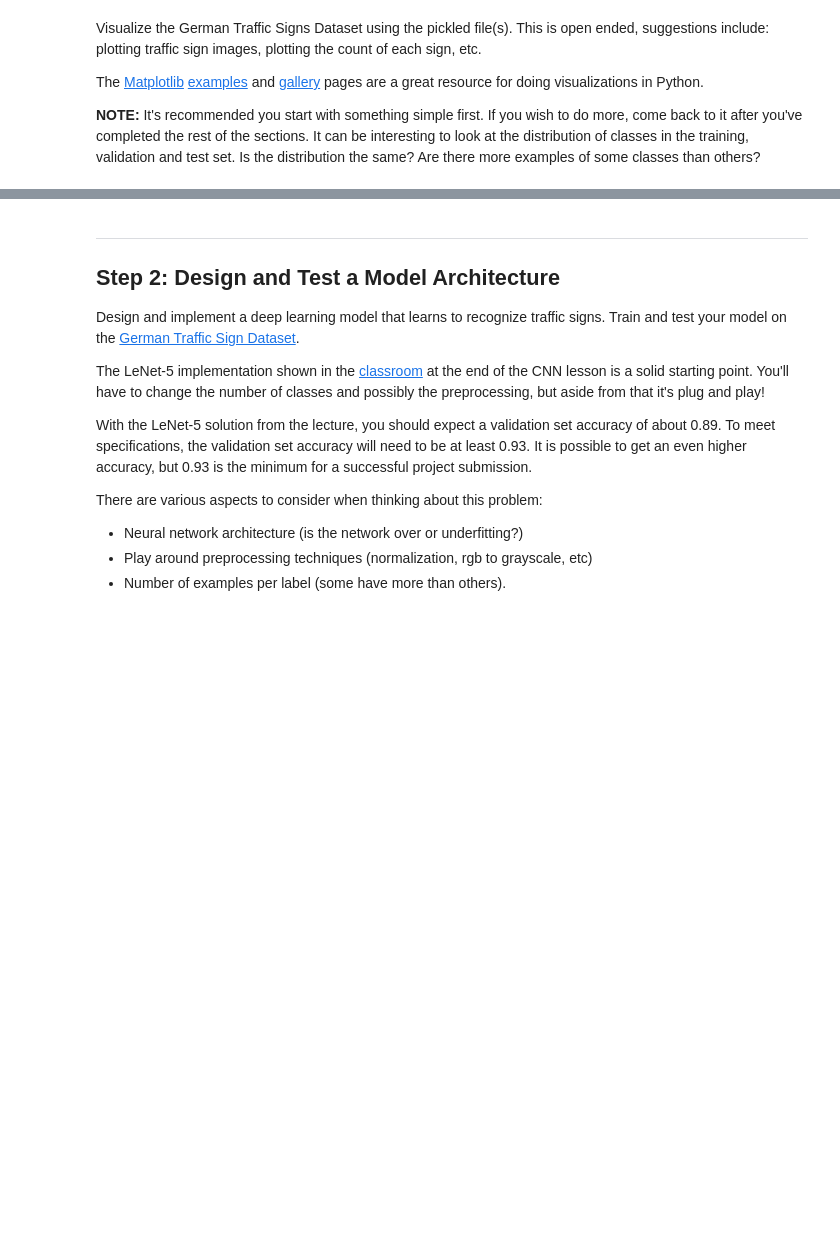
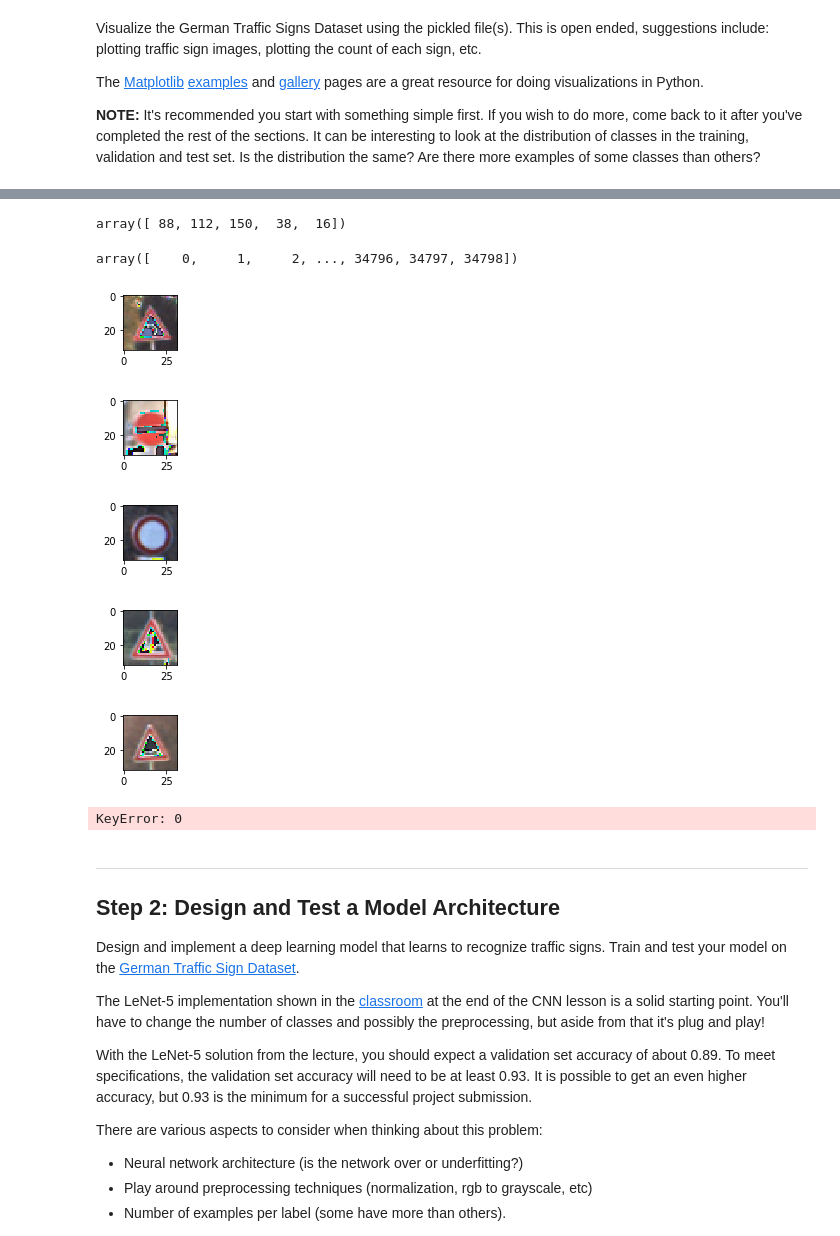
Before and after one commit to jingr1/CarND-Traffic-Sign-Classifier-Project, a Jupyter notebook: Traffic_Sign_Classifier.ipynb, the cells around one changed output, grey strips where cells are left out. Cells and saved outputs as stored; diff of their text form; code cells hidden in the pictures; blank space fills up the shorter version.

```diff
--- a/Traffic_Sign_Classifier.ipynb
+++ b/Traffic_Sign_Classifier.ipynb
@@ -127,3 +161,29 @@ plt.show()
+# %%
+i = 0
+rand_idx = np.random.randint(0, high=df_sign_count['img_id'].values[i], size=5, dtype='int')
+
+rand_idx
+# %% [output]
+array([ 88, 112, 150,  38,  16])
+# %%
+pd_image_sign['img_id'].values[]
+# %% [output]
+array([    0,     1,     2, ..., 34796, 34797, 34798])
+# %%
+for i in rand_idx:
+    image = X_train[i].squeeze()
+    plt.figure(figsize=(1,1))
+    plt.imshow(image)
+# %% [output]
+[figure, added]
+[figure, added]
+[figure, added]
+[figure, added]
+[figure, added]
+# %%
+df_sign_count[0]
+# %% [output]
+KeyError: 0
 # %% [markdown]
 ----
 
```
Also changed, not shown: parts of 16 cells of this notebook.
